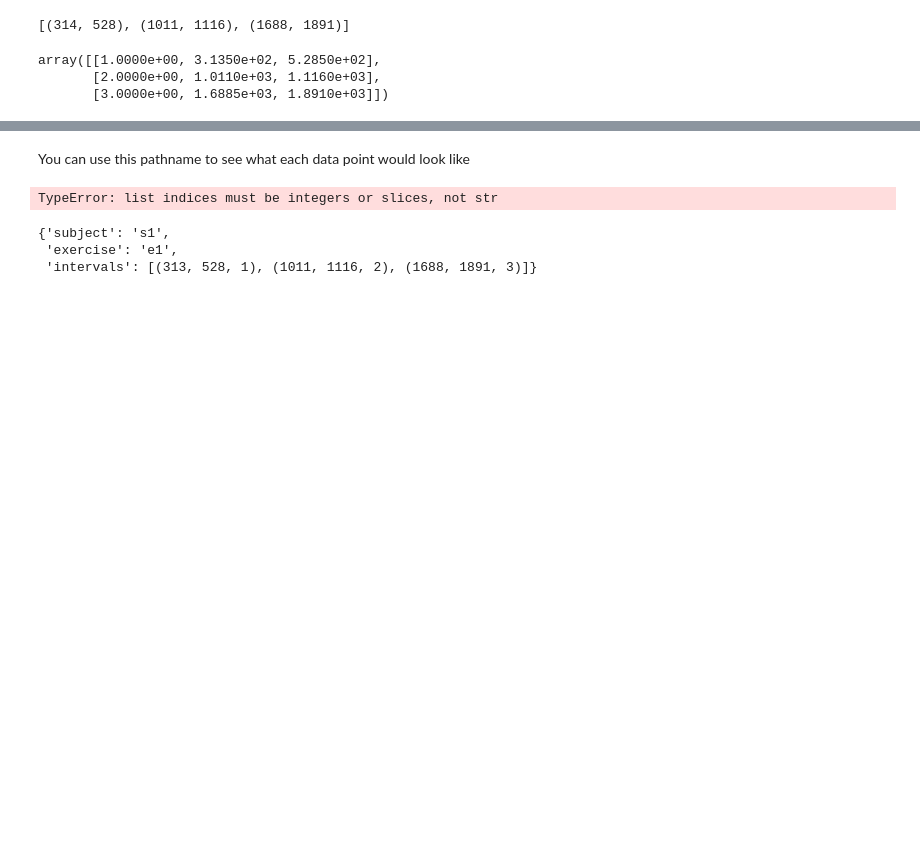
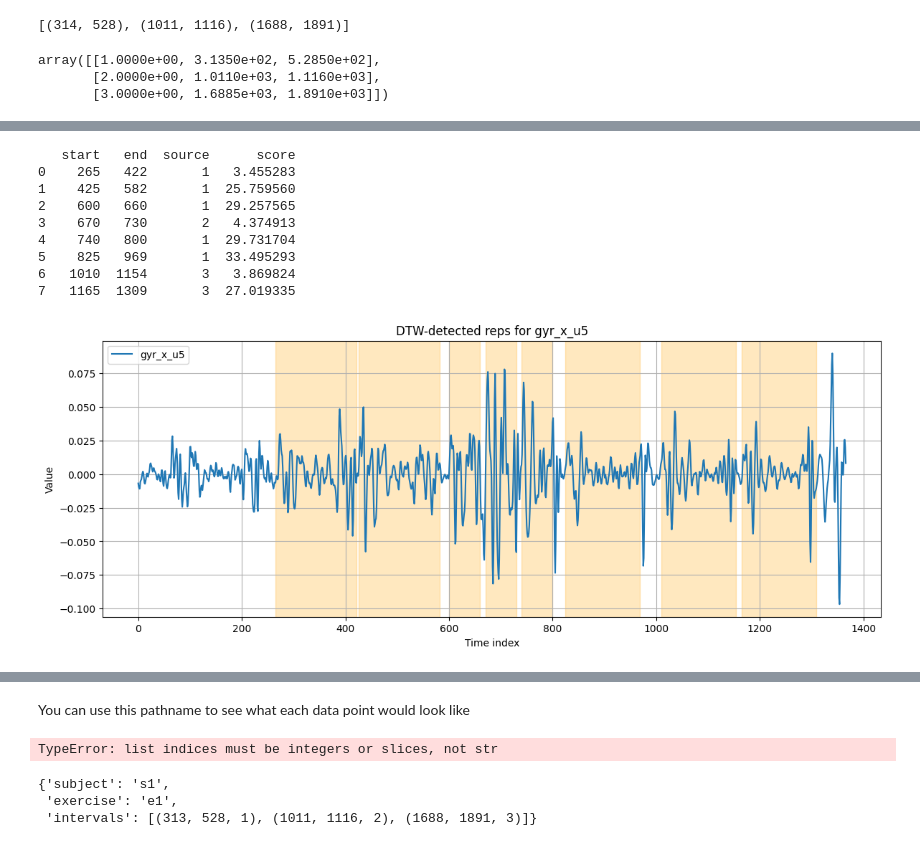
Before and after one commit to HammyLA/cs156-exercise-project, a Jupyter notebook: notebooks/experimental.ipynb, the cells around one changed output, grey strips where cells are left out. Drawn from its saved outputs; the diff is of its cells as text; code cells hidden in the pictures; blank space fills up the shorter version.

```diff
--- a/notebooks/experimental.ipynb
+++ b/notebooks/experimental.ipynb
@@ -823,0 +1004,39 @@ def label_all_reps(sensor_files, times_sorted_df):
+# %%
+sensor_cols = [c for c in filtered_df.columns
+               if any(s in c for s in ["acc_", "gyr_", "mag_"])]
+
+subject = 's4'
+exercise = 4
+
+result = mtmm_dtw_all(
+    filtered_df=filtered_df,
+    times_sorted=times_sorted,
+    subject=subject,
+    exercise=exercise,
+    template_dict=template_dict,
+    step=5,
+    sensor_cols=sensor_cols,
+    score_thresh=36
+)
+
+print(result)
+
+group = filtered_df[
+        (filtered_df["subject"] == subject) &
+        (filtered_df["exercise"] == exercise)
+    ].reset_index(drop=True)
+
+rep_bounds = list(zip(result['start'], result['end']))
+
+plot_dtw_rep_bounds(group, rep_bounds, gyro_cols, "gyr_x_u5")
+# %% [output]
+   start   end  source      score
+0    265   422       1   3.455283
+1    425   582       1  25.759560
+2    600   660       1  29.257565
+3    670   730       2   4.374913
+4    740   800       1  29.731704
+5    825   969       1  33.495293
+6   1010  1154       3   3.869824
+7   1165  1309       3  27.019335
+[figure, added]
```
Also changed, not shown: parts of 29 cells of this notebook, 5 other files.
